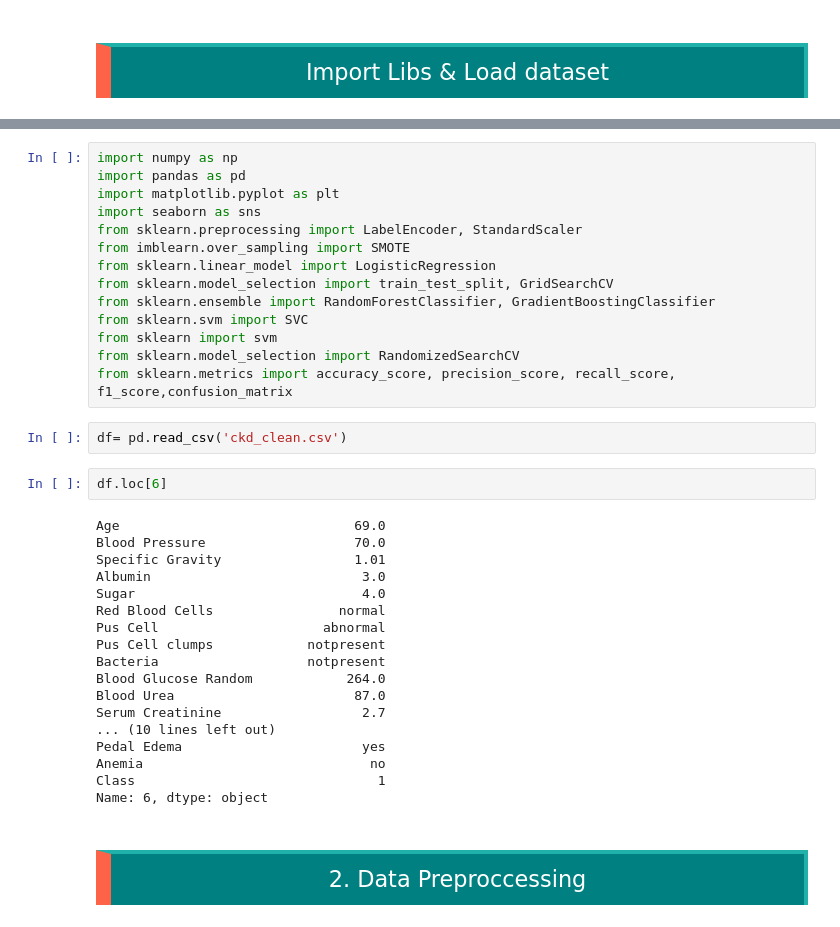
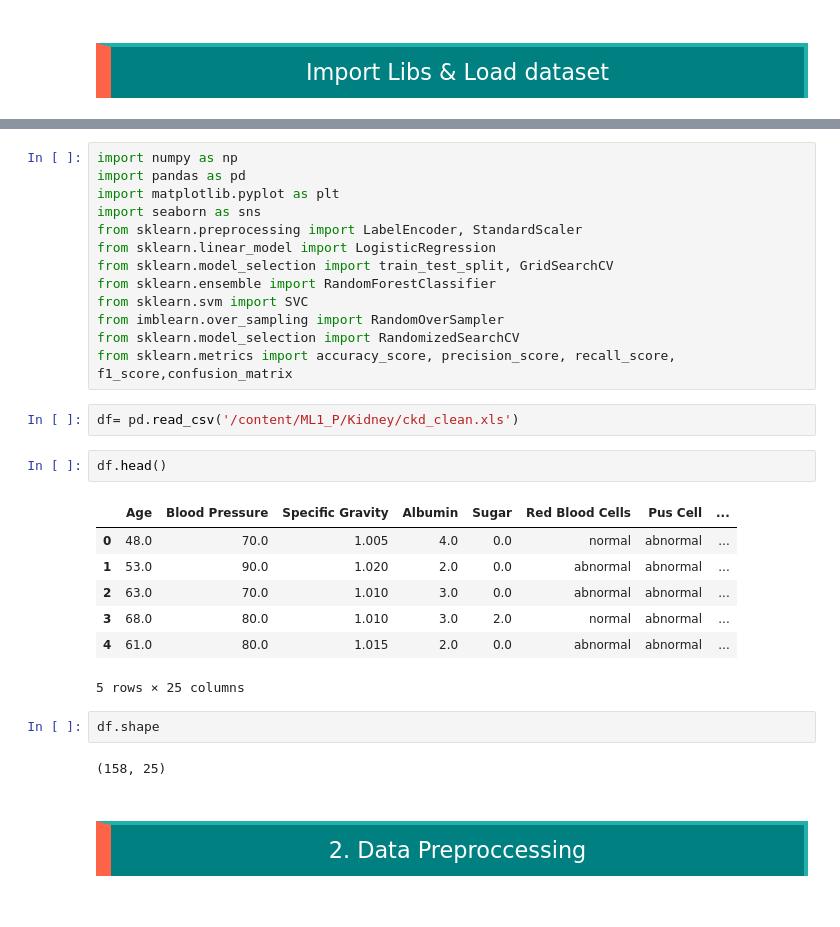
Before and after one commit to Abdo-Mohammed-10/ML1_P, a Jupyter notebook: Kidney/Chronickidney.ipynb, the cells around one changed output, grey strips where cells are left out. Saved outputs shown, nothing was run; the diff lists cells and outputs as text.

```diff
--- a/Kidney/Chronickidney.ipynb
+++ b/Kidney/Chronickidney.ipynb
@@ -12,36 +22,29 @@ import pandas as pd
 import matplotlib.pyplot as plt
 import seaborn as sns
 from sklearn.preprocessing import LabelEncoder, StandardScaler
-from imblearn.over_sampling import SMOTE
 from sklearn.linear_model import LogisticRegression
 from sklearn.model_selection import train_test_split, GridSearchCV
-from sklearn.ensemble import RandomForestClassifier, GradientBoostingClassifier
+from sklearn.ensemble import RandomForestClassifier
 from sklearn.svm import SVC
-from sklearn import svm
+from imblearn.over_sampling import RandomOverSampler
 from sklearn.model_selection import RandomizedSearchCV
 from sklearn.metrics import accuracy_score, precision_score, recall_score, f1_score,confusion_matrix
 # %%
-df= pd.read_csv('ckd_clean.csv')
+df= pd.read_csv('/content/ML1_P/Kidney/ckd_clean.xls')
-# %%
-df.loc[6]
-# %% [output]
-Age                              69.0
-Blood Pressure                   70.0
-Specific Gravity                 1.01
-Albumin                           3.0
-Sugar                             4.0
-Red Blood Cells                normal
-Pus Cell                     abnormal
-Pus Cell clumps            notpresent
-Bacteria                   notpresent
-Blood Glucose Random            264.0
-Blood Urea                       87.0
-Serum Creatinine                  2.7
-... (10 lines left out)
-Pedal Edema                       yes
-Anemia                             no
-Class                               1
-Name: 6, dtype: object
+# %%
+df.head()
+# %% [output]
+|  | Age | Blood Pressure | Specific Gravity | Albumin | Sugar | Red Blood Cells | Pus Cell | ... |
+| 0 | 48.0 | 70.0 | 1.005 | 4.0 | 0.0 | normal | abnormal | ... |
+| 1 | 53.0 | 90.0 | 1.020 | 2.0 | 0.0 | abnormal | abnormal | ... |
+| 2 | 63.0 | 70.0 | 1.010 | 3.0 | 0.0 | abnormal | abnormal | ... |
+| 3 | 68.0 | 80.0 | 1.010 | 3.0 | 2.0 | normal | abnormal | ... |
+| 4 | 61.0 | 80.0 | 1.015 | 2.0 | 0.0 | abnormal | abnormal | ... |
+5 rows × 25 columns
+# %%
+df.shape
+# %% [output]
+(158, 25)
 # %% [markdown]
 <a id="Import"></a>
 <p style="background-color: #008080; font-family: 'Arial', sans-serif; color: #FFFFFF; font-size:160%; text-align:center; padding: 15px 25px; margin-top: 25px; border: 4px solid #20B2AA; border-left: 15px solid #FF6347; border-right: none; border-top: none; border-bottom: none; box-shadow: 0px 5px 10px rgba(0, 0, 0, 0.2);">2. Data Preproccessing</p>
```
Also changed, not shown: parts of 12 cells of this notebook.
